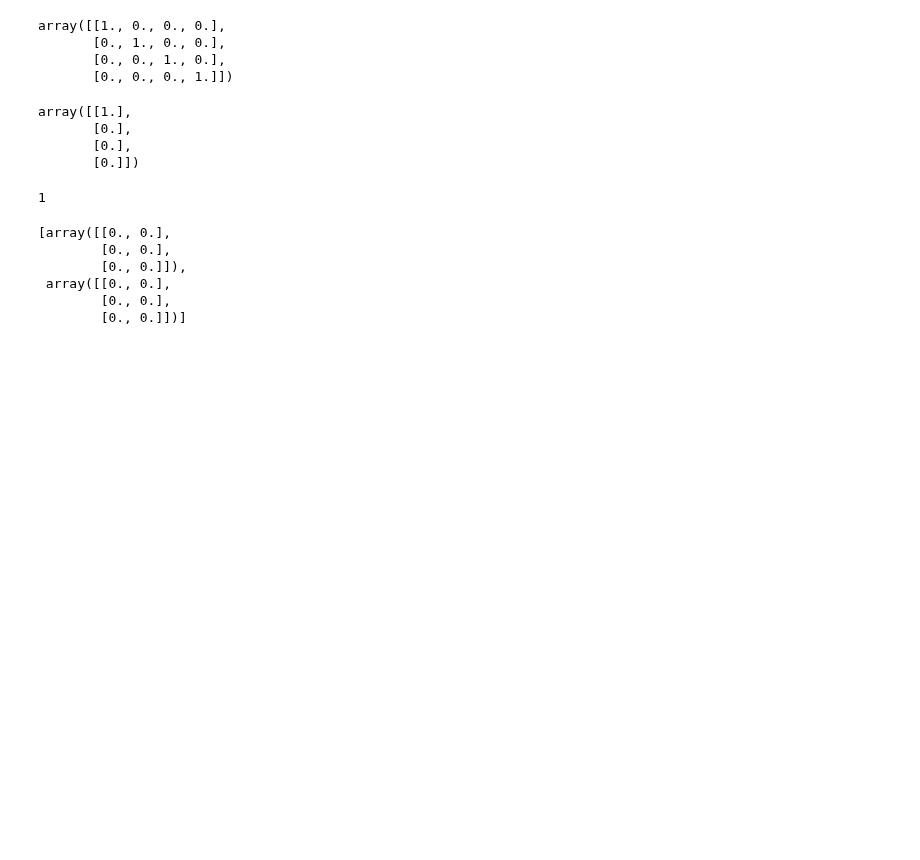
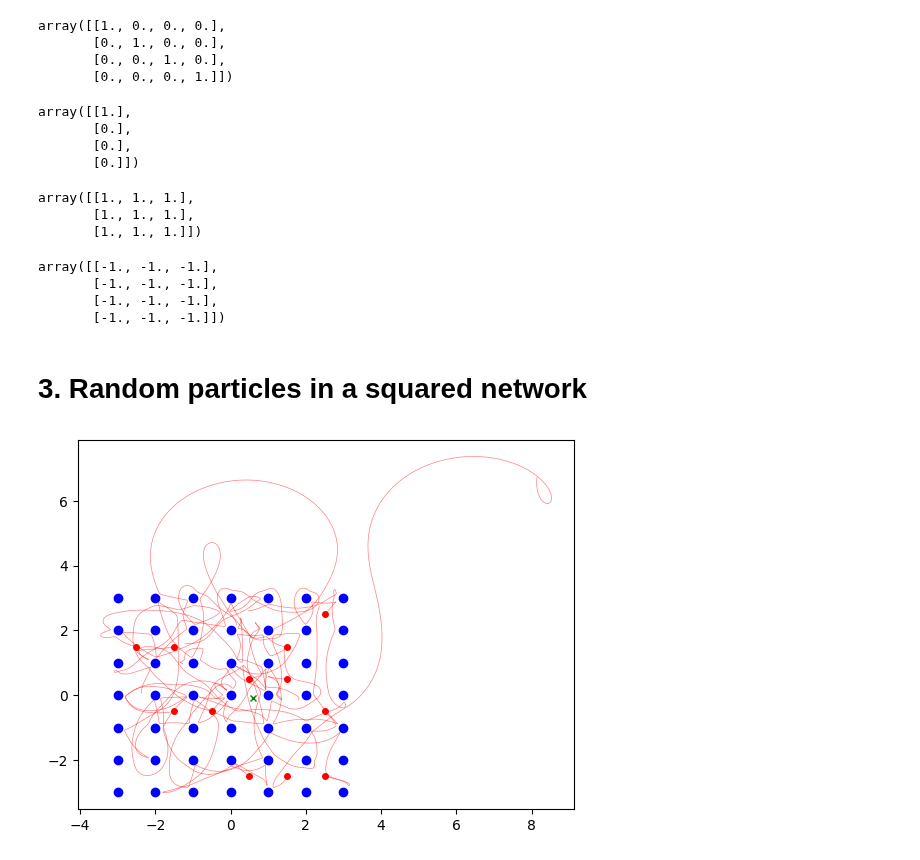
Before and after one commit to AndresGuarin/JupyterCodes, a Jupyter notebook: Computational Physics/ElectricConduction/Fundamentals.ipynb, the cells around one changed output. Saved outputs shown, nothing was run; the diff lists cells and outputs as text; code cells hidden in the pictures; blank space fills up the shorter version.

```diff
--- a/Computational Physics/ElectricConduction/Fundamentals.ipynb
+++ b/Computational Physics/ElectricConduction/Fundamentals.ipynb
@@ -154,16 +161,22 @@ array([[1.],
        [0.],
        [0.],
        [0.]])
-# %%
-len(np.ones(1))
-# %% [output]
-1
 # %%
-np.meshgrid(np.zeros(2),np.zeros(3))
+Q = -np.ones(3)
+QC = np.ones(4)
+
+A,B = np.meshgrid(Q,Q)
+display(A*B)
+
+A,B = np.meshgrid(Q,QC)
+display(A*B)
 # %% [output]
-[array([[0., 0.],
-        [0., 0.],
-        [0., 0.]]),
- array([[0., 0.],
-        [0., 0.],
-        [0., 0.]])]
+array([[1., 1., 1.],
+       [1., 1., 1.],
+       [1., 1., 1.]])
+array([[-1., -1., -1.],
+       [-1., -1., -1.],
+       [-1., -1., -1.],
+       [-1., -1., -1.]])
+# %% [markdown]
+# **3. Random particles in a squared network**
@@ -169,0 +191,47 @@ np.meshgrid(np.zeros(2),np.zeros(3))
+# %%
+# Choose parameters
+h = 0.01; N = 1000; Np = 15; R0=0.35; n=6
+
+# Set intial conditions
+np.random.seed(14955)
+
+#free charges
+X0, Y0 = uniques(np.random.randint(-3,3,Np)+0.5, np.random.randint(-3,3,Np)+0.5)
+Np = len(X0)
+Vx0 = np.random.randint(-4,4,Np)*0.5
+Vy0 = np.random.randint(-4,4,Np)*0.5
+Q = -np.ones(Np)
+
+#nuclei
+t = np.arange(-3,4,1)
+XC, YC  = np.meshgrid(t,t)
+XC = XC.flatten()
+YC = YC.flatten()
+QC = np.ones(len(XC))
+
+# Set external fields
+def B0(X,Y,t): return X*0 #In order: [Bz]
+def B1(X,Y,t): return X*0 - 1
+
+def E0(X,Y,t): return [X*0, X*0] #In order: [Ex, Ey]
+def E1(X,Y,t): return [X*0, (Y>=-4)*(Y<=4)*(-1)]
+def E2(X,Y,t): return [X*0, X*0 - 1]
+
+sim = solver.ECond(h,N,Np,E2,B1,R0,n)
+s = sim.simulate([X0,Y0,Vx0,Vy0,Q,XC,YC,QC])
+
+self1 = sim.get_self()
+# %%
+%matplotlib inline
+
+for i in range(Np):
+    X = s[0][:,i]
+    Y = s[1][:,i]
+    plt.plot(X,Y,'-r',lw=0.5,alpha=0.5)
+    plt.plot(X[0],Y[0],'or',ms=4)
+plt.plot(XC,YC,'ob')
+plt.plot(np.mean(X0),np.mean(Y0),'xg',ms=5)
+#D=5; plt.xlim(-D,D); plt.ylim(-D,D)
+plt.show()
+# %% [output]
+[figure, added]
```
Also changed, not shown: parts of 20 cells of this notebook, 3 other files.
